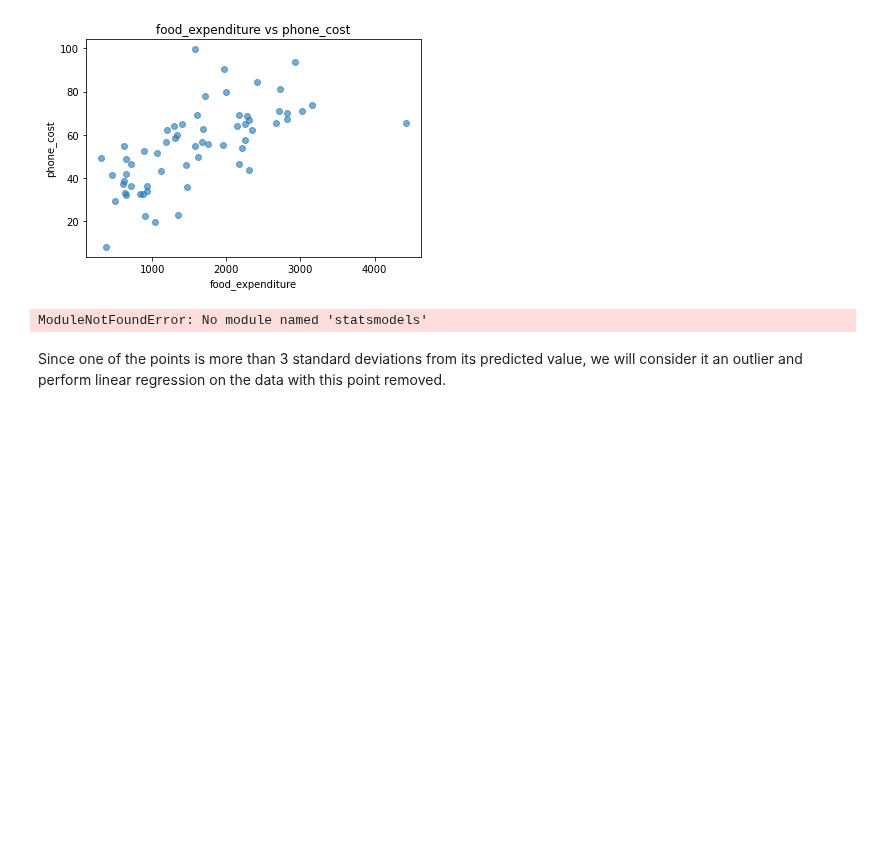
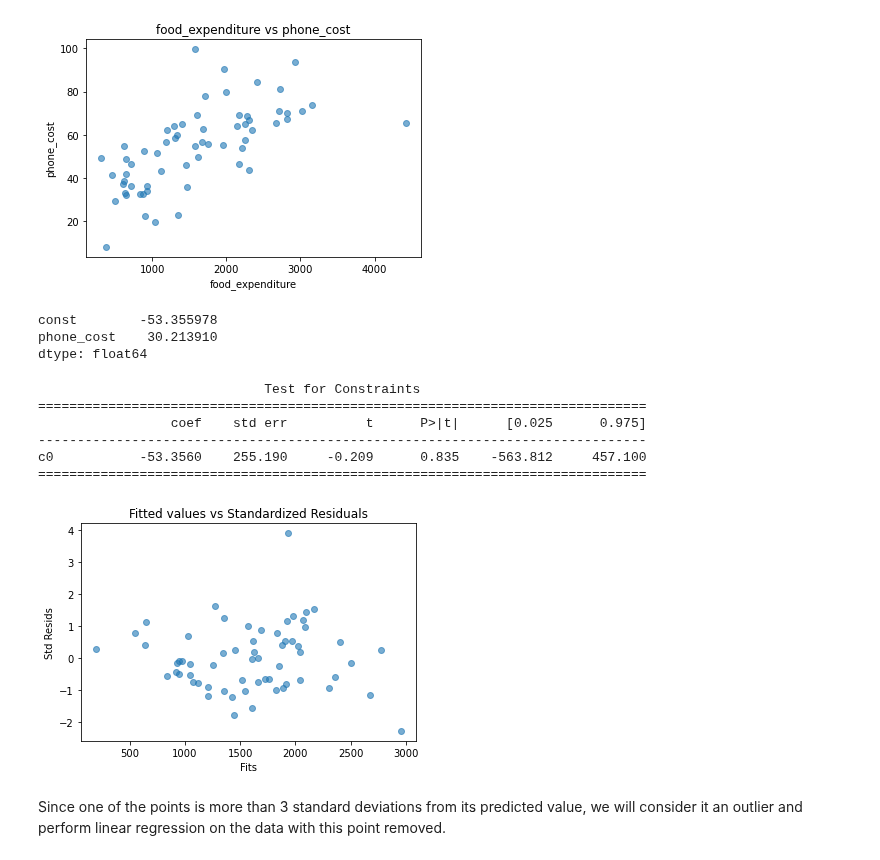
Before and after one commit to tklausner/info2950-project, a Jupyter notebook: Final_Report.ipynb, the cells around one changed output. Cells and saved outputs as stored; diff of their text form; code cells hidden in the pictures; blank space fills up the shorter version.

```diff
--- a/Final_Report.ipynb
+++ b/Final_Report.ipynb
@@ -69,7 +75,6 @@ import numpy as np
 import matplotlib.pyplot as plt
 
 ## load data
-data = pd.read_csv("clean_internet.csv", encoding='latin-1') #internetdata
 if_data = pd.read_csv("clean_data.csv", encoding='latin-1') #merged if_data
 # %%
 plt.scatter(if_data['GDP'],if_data['food_expenditure'], alpha=0.5)
@@ -168,7 +173,6 @@ def plotreg_resid(model, x_label, y_label):
     student_residuals = pd.Series(model.get_influence().resid_studentized_internal)
     fitted = model.fittedvalues
     plt.scatter(fitted, student_residuals, alpha=.6)
-    plt.hlines(y=0,xmin=0, xmax=140, linewidth=2,color='r')
     plt.title('Fitted values vs Standardized Residuals')
     plt.xlabel('Fits')
     plt.ylabel('Std Resids')
@@ -181,11 +185,30 @@ plotreg(if_data, 'food_expenditure', 'phone_cost')
 [figure]
 # %%
 import statsmodels.api as sm
-model_pc = sm.OLS(phone_cost, food_expend).fit()
+
+Y=if_data['food_expenditure']
+X=if_data['phone_cost']
+X=sm.add_constant(X)
+model_pc = sm.OLS(Y,X)
+results=model_pc.fit()
+results.params
 # %% [output]
-ModuleNotFoundError: No module named 'statsmodels'
+const        -53.355978
+phone_cost    30.213910
+dtype: float64
+# %%
+print(results.t_test([1, 0]))
+# %% [output]
+                             Test for Constraints
+==============================================================================
+                 coef    std err          t      P>|t|      [0.025      0.975]
+------------------------------------------------------------------------------
+c0           -53.3560    255.190     -0.209      0.835    -563.812     457.100
+==============================================================================
 # %%
-student_residuals = plotreg_resid(model_pc, 'food_expenditure', 'phone_cost')
+student_residuals = plotreg_resid(results, 'food_expenditure', 'phone_cost')
+# %% [output]
+[figure, added]
 # %% [markdown]
 Since one of the points is more than 3 standard deviations from its predicted value, we will consider it an outlier and perform linear regression on the data with this point removed.
 # %%
```
Also changed, not shown: parts of 28 cells of this notebook.
